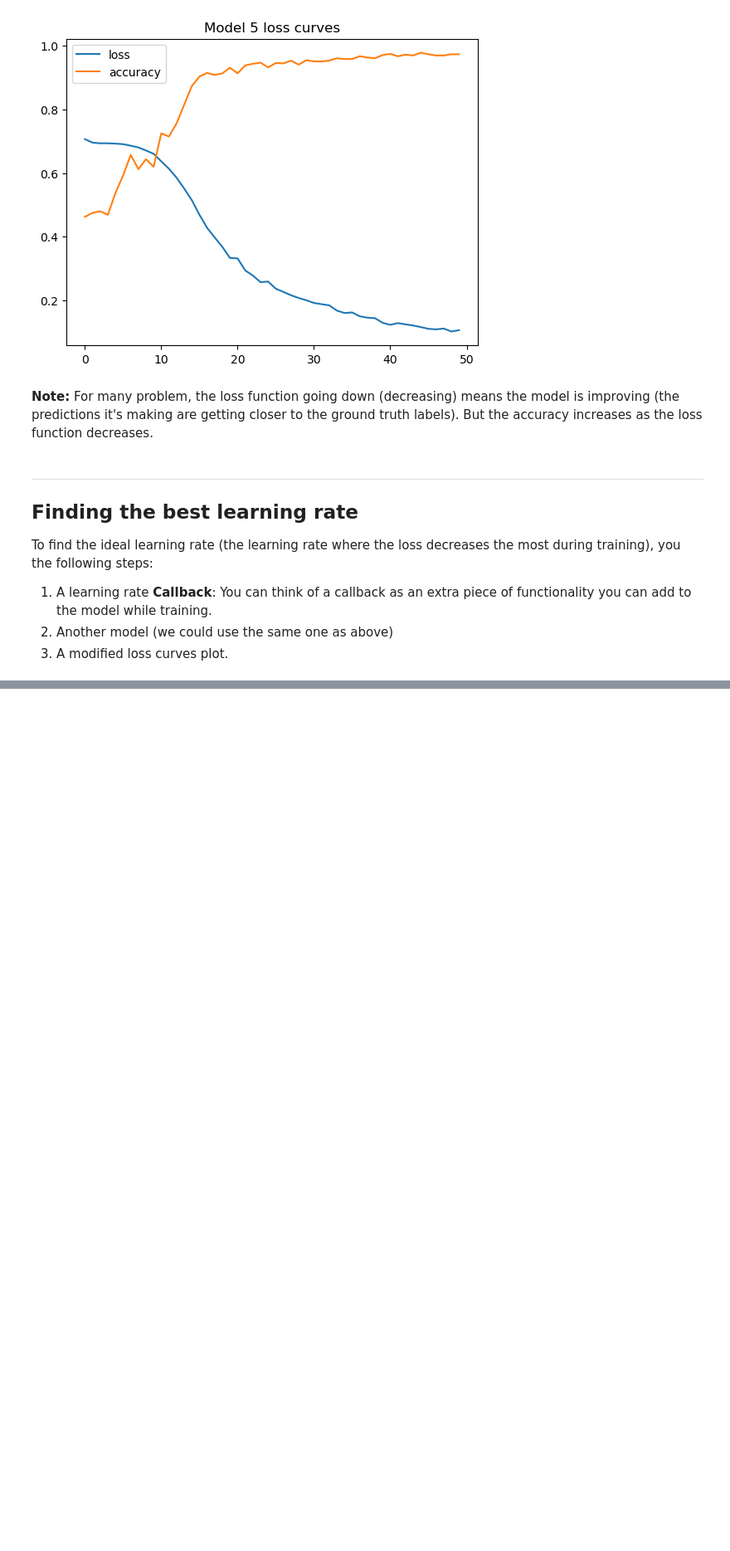
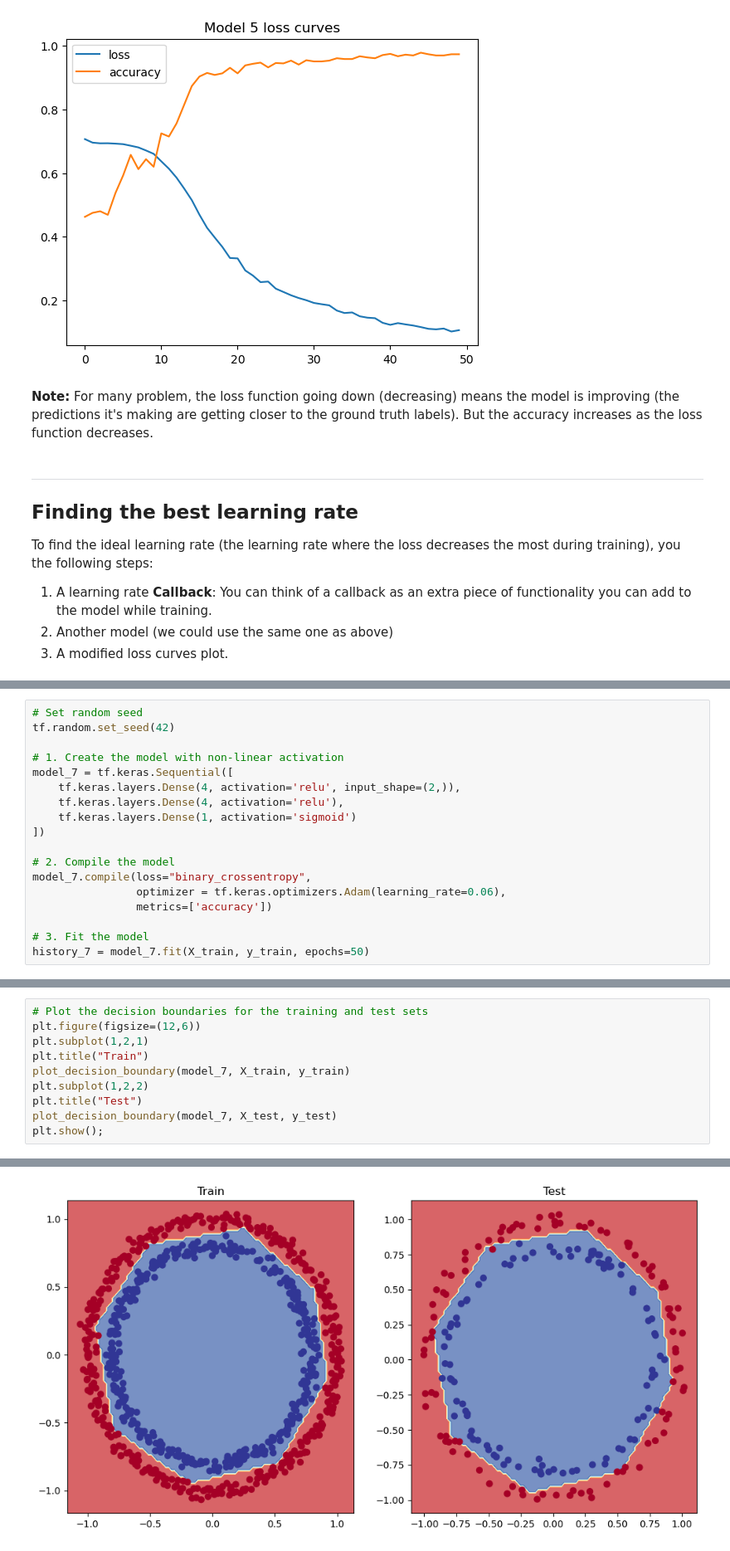
Before and after one commit to Abisoyesam/Deep-Learning-With-TensorFlow, a Jupyter notebook: 03 - Neural Network Classification/code/02 - Non-linearity.ipynb, the cells around one changed output, grey strips where cells are left out. Shown at 83% size. Cells and saved outputs as stored; diff of their text form; blank space fills up the shorter version.

```diff
--- a/03 - Neural Network Classification/code/02 - Non-linearity.ipynb
+++ b/03 - Neural Network Classification/code/02 - Non-linearity.ipynb
@@ -411,0 +492,18 @@ To find the ideal learning rate (the learning rate where the loss decreases the
+# %%
+# Set random seed
+tf.random.set_seed(42)
+
+# 1. Create the model with non-linear activation
+model_7 = tf.keras.Sequential([
+    tf.keras.layers.Dense(4, activation='relu', input_shape=(2,)),
+    tf.keras.layers.Dense(4, activation='relu'),
+    tf.keras.layers.Dense(1, activation='sigmoid')
+])
+
+# 2. Compile the model
+model_7.compile(loss="binary_crossentropy",
+                optimizer = tf.keras.optimizers.Adam(learning_rate=0.06),
+                metrics=['accuracy'])
+
+# 3. Fit the model
+history_7 = model_7.fit(X_train, y_train, epochs=50)
@@ -411,0 +540,11 @@ To find the ideal learning rate (the learning rate where the loss decreases the
+# %%
+# Plot the decision boundaries for the training and test sets
+plt.figure(figsize=(12,6))
+plt.subplot(1,2,1)
+plt.title("Train")
+plot_decision_boundary(model_7, X_train, y_train)
+plt.subplot(1,2,2)
+plt.title("Test")
+plot_decision_boundary(model_7, X_test, y_test)
+plt.show();
+# %% [output]
@@ -411,0 +555 @@ To find the ideal learning rate (the learning rate where the loss decreases the
+[figure, added]
```
Also changed, not shown: parts of 10 cells of this notebook, 3 other files.
